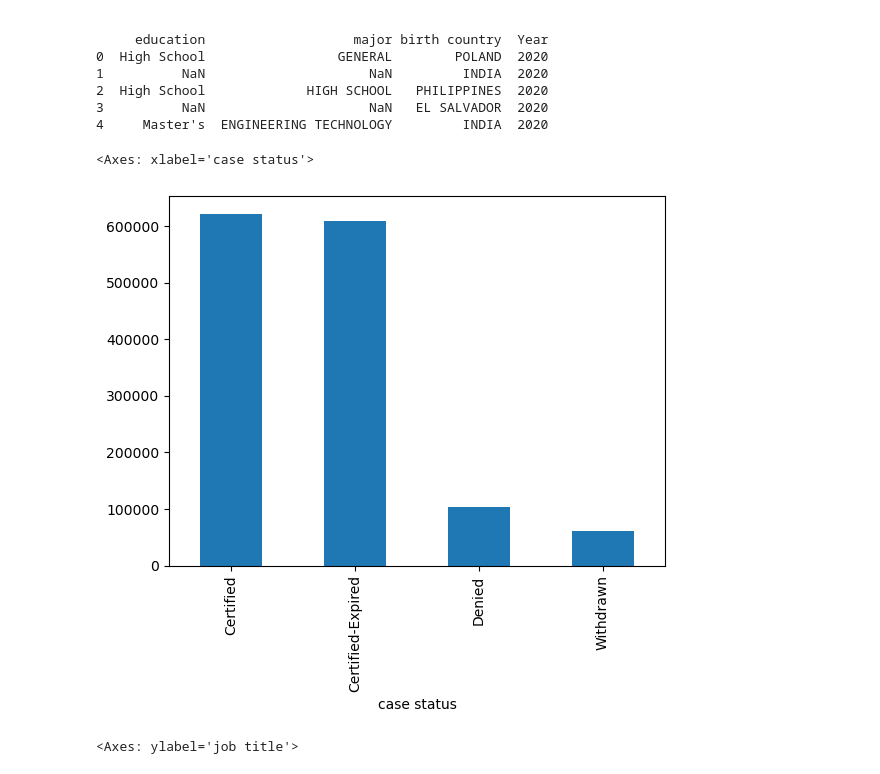
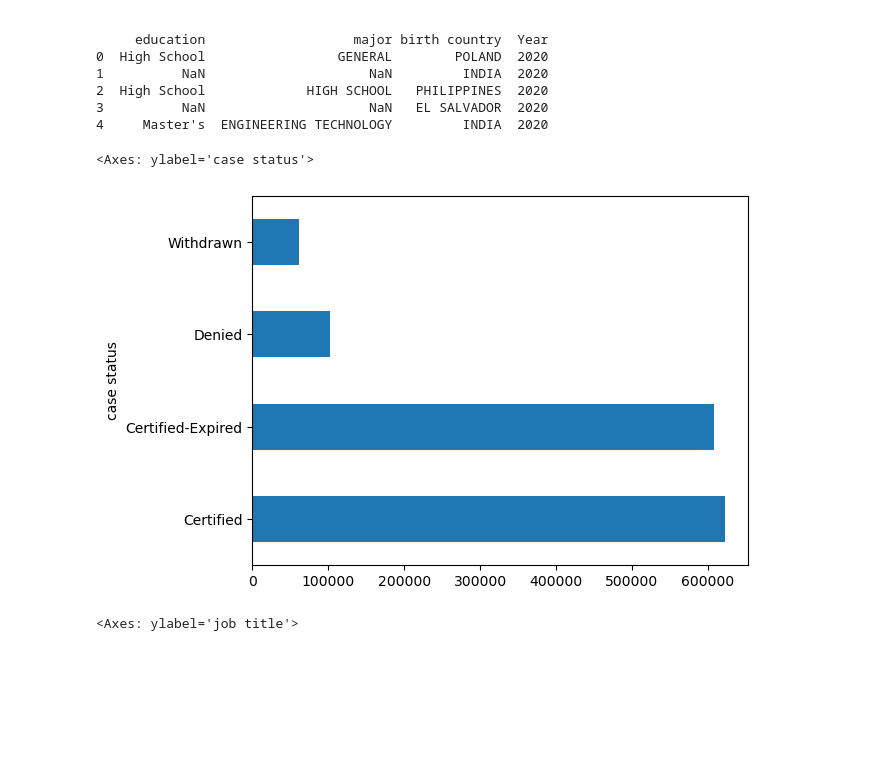
Before and after one commit to Shuyi1011/2024Spr_projects, a Jupyter notebook: final.ipynb, the cells around one changed output. Cells and saved outputs as stored; diff of their text form; code cells hidden in the pictures; blank space fills up the shorter version.

```diff
--- a/final.ipynb
+++ b/final.ipynb
@@ -303,10 +347,10 @@ all_perm["case status"] = all_perm["case status"].replace("DENIED", "Denied")
 all_perm["case status"] = all_perm["case status"].replace("WITHDRAWN", "Withdrawn")
 all_perm["case status"] = all_perm["case status"].replace("CERTIFIED-EXPIRED", "Certified-Expired")
 # %%
-all_perm.groupby("case status").size().plot(kind='bar')
+all_perm.groupby("case status").size().plot(kind='barh')
 # %% [output]
-<Axes: xlabel='case status'>
+<Axes: ylabel='case status'>
-[figure, old version]
+[figure, new version]
 # %%
 all_perm[all_perm["case status"] == "Certified"].groupby("job title").size().sort_values(ascending=False).head(10).plot(kind='barh')
 # %% [output]
```
Also changed, not shown: parts of 11 cells of this notebook.
